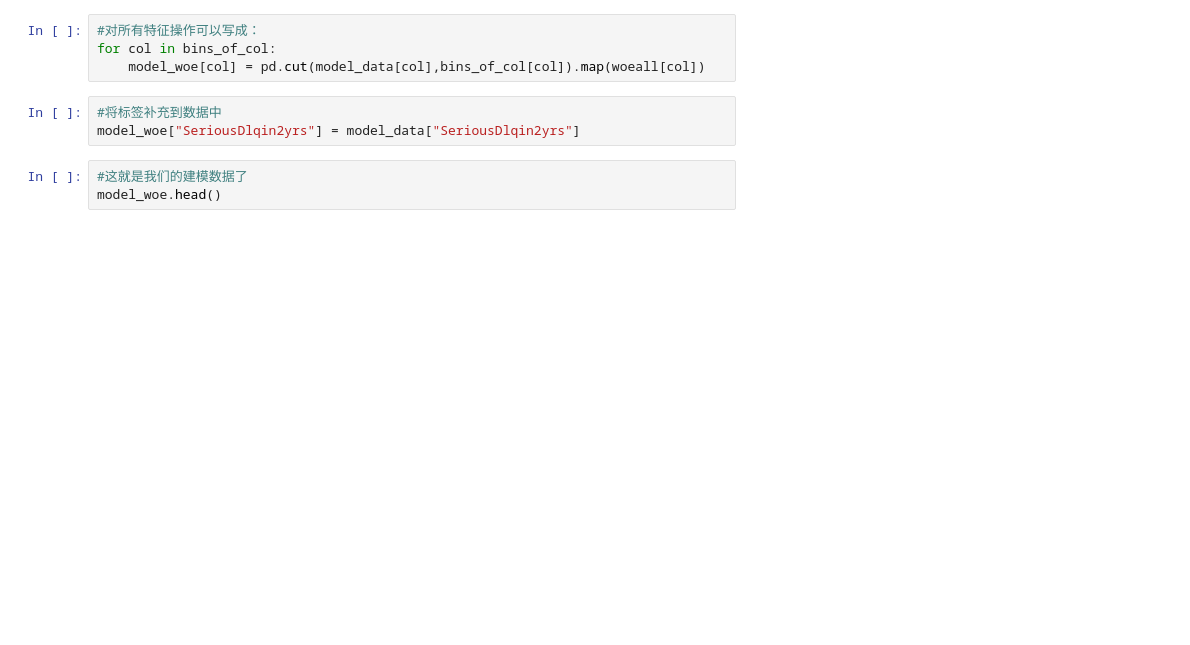
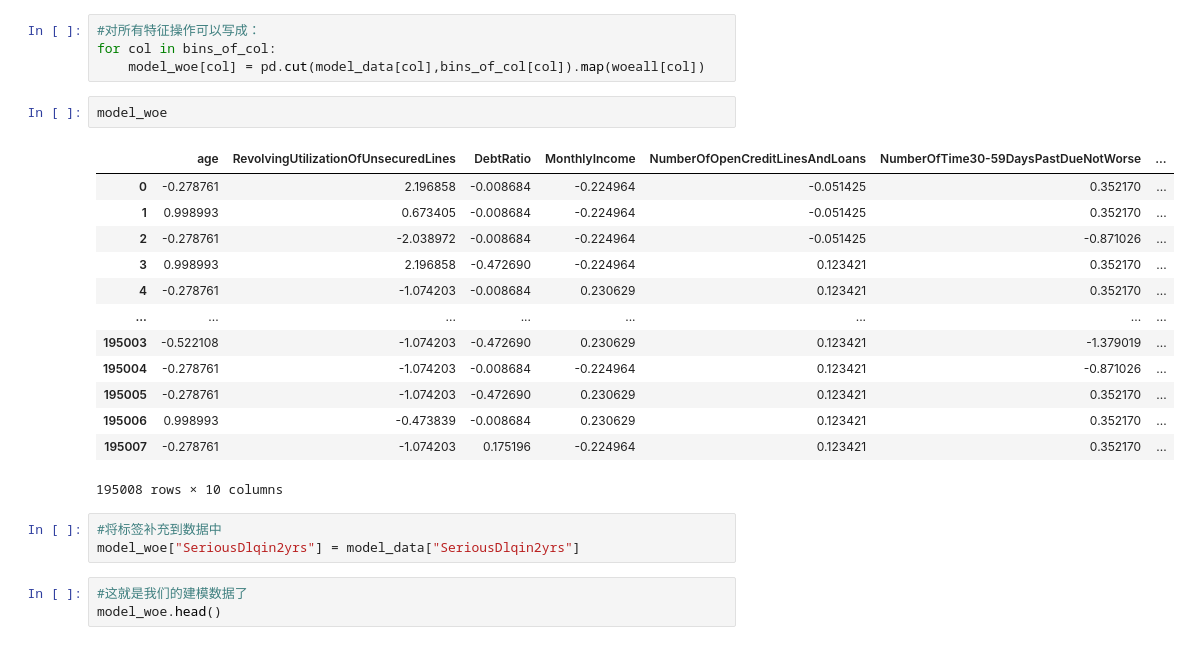
Before and after one commit to sunseayuy/sklearn-learning, a Jupyter notebook: 课堂05 sklearn中的逻辑回归/案例：用逻辑回归制作评分卡.ipynb, the cells around one changed output. Drawn from its saved outputs; the diff is of its cells as text; blank space fills up the shorter version.

```diff
--- a/课堂05 sklearn中的逻辑回归/案例：用逻辑回归制作评分卡.ipynb
+++ b/课堂05 sklearn中的逻辑回归/案例：用逻辑回归制作评分卡.ipynb
@@ -737,6 +1102,22 @@ model_woe["age"] = pd.cut(model_data["age"],bins_of_col["age"]).map(woeall["age"
 #对所有特征操作可以写成：
 for col in bins_of_col:
     model_woe[col] = pd.cut(model_data[col],bins_of_col[col]).map(woeall[col])
+# %%
+model_woe
+# %% [output]
+|  | age | RevolvingUtilizationOfUnsecuredLines | DebtRatio | MonthlyIncome | NumberOfOpenCreditLinesAndLoans | NumberOfTime30-59DaysPastDueNotWorse | ... |
+| 0 | -0.278761 | 2.196858 | -0.008684 | -0.224964 | -0.051425 | 0.352170 | ... |
+| 1 | 0.998993 | 0.673405 | -0.008684 | -0.224964 | -0.051425 | 0.352170 | ... |
+| 2 | -0.278761 | -2.038972 | -0.008684 | -0.224964 | -0.051425 | -0.871026 | ... |
+| 3 | 0.998993 | 2.196858 | -0.472690 | -0.224964 | 0.123421 | 0.352170 | ... |
+| 4 | -0.278761 | -1.074203 | -0.008684 | 0.230629 | 0.123421 | 0.352170 | ... |
+| ... | ... | ... | ... | ... | ... | ... | ... |
+| 195003 | -0.522108 | -1.074203 | -0.472690 | 0.230629 | 0.123421 | -1.379019 | ... |
+| 195004 | -0.278761 | -1.074203 | -0.008684 | -0.224964 | 0.123421 | -0.871026 | ... |
+| 195005 | -0.278761 | -1.074203 | -0.472690 | 0.230629 | 0.123421 | 0.352170 | ... |
+| 195006 | 0.998993 | -0.473839 | -0.008684 | 0.230629 | 0.123421 | 0.352170 | ... |
+| 195007 | -0.278761 | -1.074203 | 0.175196 | -0.224964 | 0.123421 | 0.352170 | ... |
+195008 rows × 10 columns
 # %%
 #将标签补充到数据中
 model_woe["SeriousDlqin2yrs"] = model_data["SeriousDlqin2yrs"]
```
Also changed, not shown: parts of 49 cells of this notebook.
